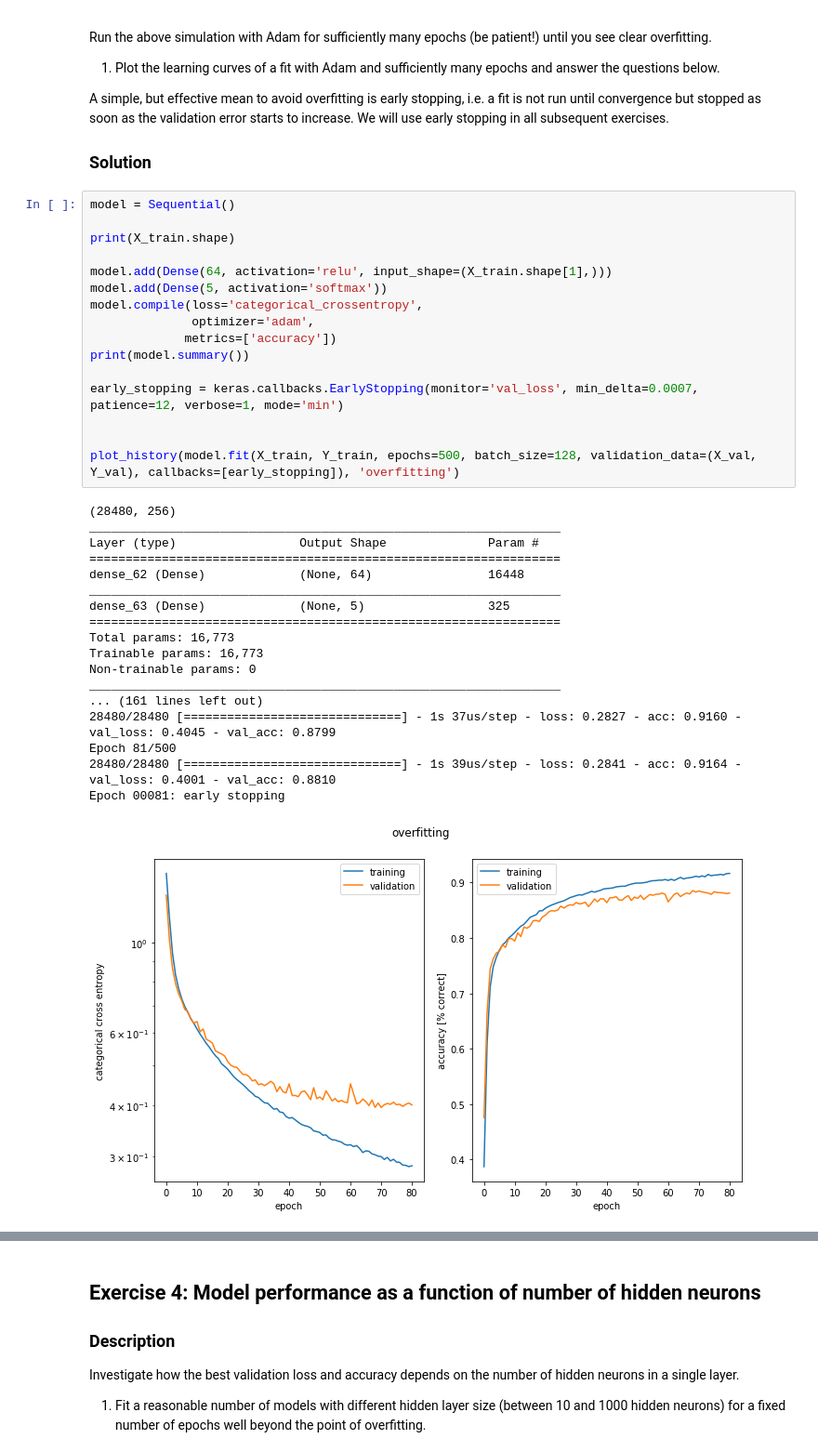
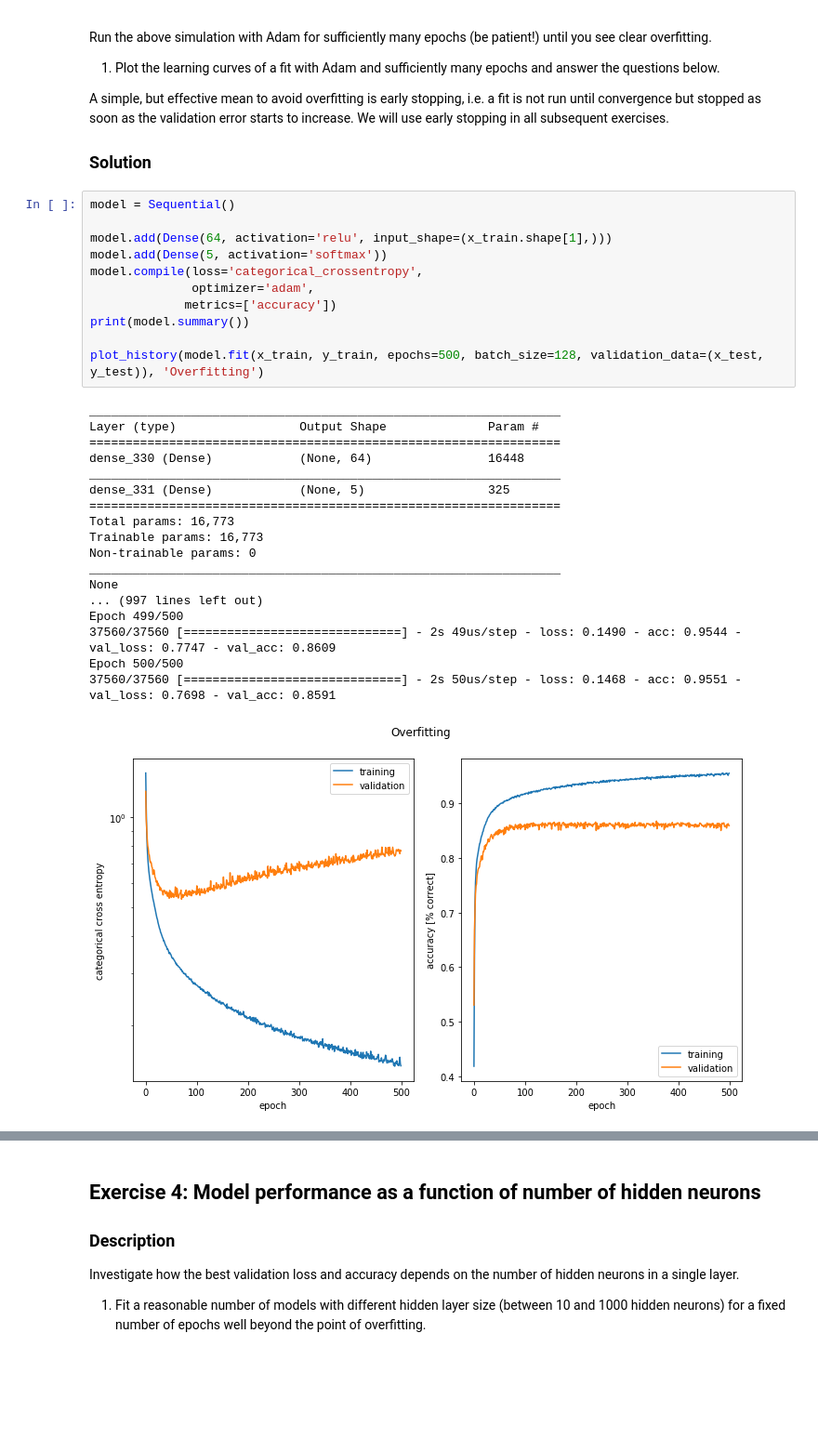
Before and after one commit to BrynjarGlims/ann_project_01, a Jupyter notebook: miniproject1.ipynb, the cells around one changed output, grey strips where cells are left out. Shown at 93% size. Drawn from its saved outputs; the diff is of its cells as text; blank space fills up the shorter version.

```diff
--- a/miniproject1.ipynb
+++ b/miniproject1.ipynb
@@ -371,38 +361,33 @@ A simple, but effective mean to avoid overfitting is early stopping, i.e. a fit
 # %%
 model = Sequential()
 
-print(X_train.shape)
-
-model.add(Dense(64, activation='relu', input_shape=(X_train.shape[1],)))
+model.add(Dense(64, activation='relu', input_shape=(x_train.shape[1],)))
 model.add(Dense(5, activation='softmax'))
 model.compile(loss='categorical_crossentropy',
               optimizer='adam',
              metrics=['accuracy'])
 print(model.summary())
 
-early_stopping = keras.callbacks.EarlyStopping(monitor='val_loss', min_delta=0.0007, patience=12, verbose=1, mode='min')
-
-
-plot_history(model.fit(X_train, Y_train, epochs=500, batch_size=128, validation_data=(X_val, Y_val), callbacks=[early_stopping]), 'overfitting')
+plot_history(model.fit(x_train, y_train, epochs=500, batch_size=128, validation_data=(x_test, y_test)), 'Overfitting')
 # %% [output]
-(28480, 256)
 _________________________________________________________________
 Layer (type)                 Output Shape              Param #
 =================================================================
-dense_62 (Dense)             (None, 64)                16448
+dense_330 (Dense)            (None, 64)                16448
 _________________________________________________________________
-dense_63 (Dense)             (None, 5)                 325
+dense_331 (Dense)            (None, 5)                 325
 =================================================================
 Total params: 16,773
 Trainable params: 16,773
 Non-trainable params: 0
 _________________________________________________________________
-... (161 lines left out)
-28480/28480 [==============================] - 1s 37us/step - loss: 0.2827 - acc: 0.9160 - val_loss: 0.4045 - val_acc: 0.8799
-Epoch 81/500
-28480/28480 [==============================] - 1s 39us/step - loss: 0.2841 - acc: 0.9164 - val_loss: 0.4001 - val_acc: 0.8810
-Epoch 00081: early stopping
+None
+... (997 lines left out)
+Epoch 499/500
+37560/37560 [==============================] - 2s 49us/step - loss: 0.1490 - acc: 0.9544 - val_loss: 0.7747 - val_acc: 0.8609
+Epoch 500/500
+37560/37560 [==============================] - 2s 50us/step - loss: 0.1468 - acc: 0.9551 - val_loss: 0.7698 - val_acc: 0.8591
-[figure, old version]
+[figure, new version]
 # %% [markdown]
 **Question 1**: At which epoch (approximately) does the model start to overfit? Please answer with one full sentence.
 
```
Also changed, not shown: parts of 13 cells of this notebook, 2 other files.
